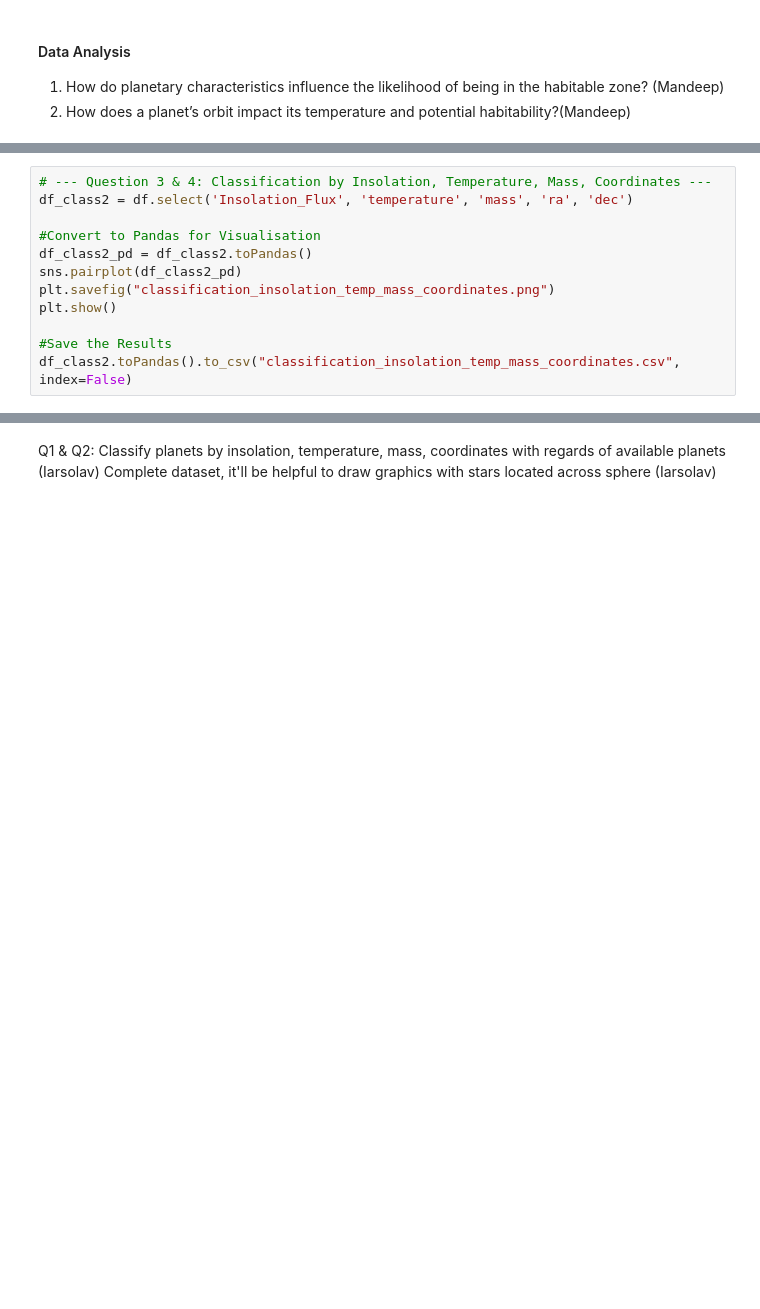
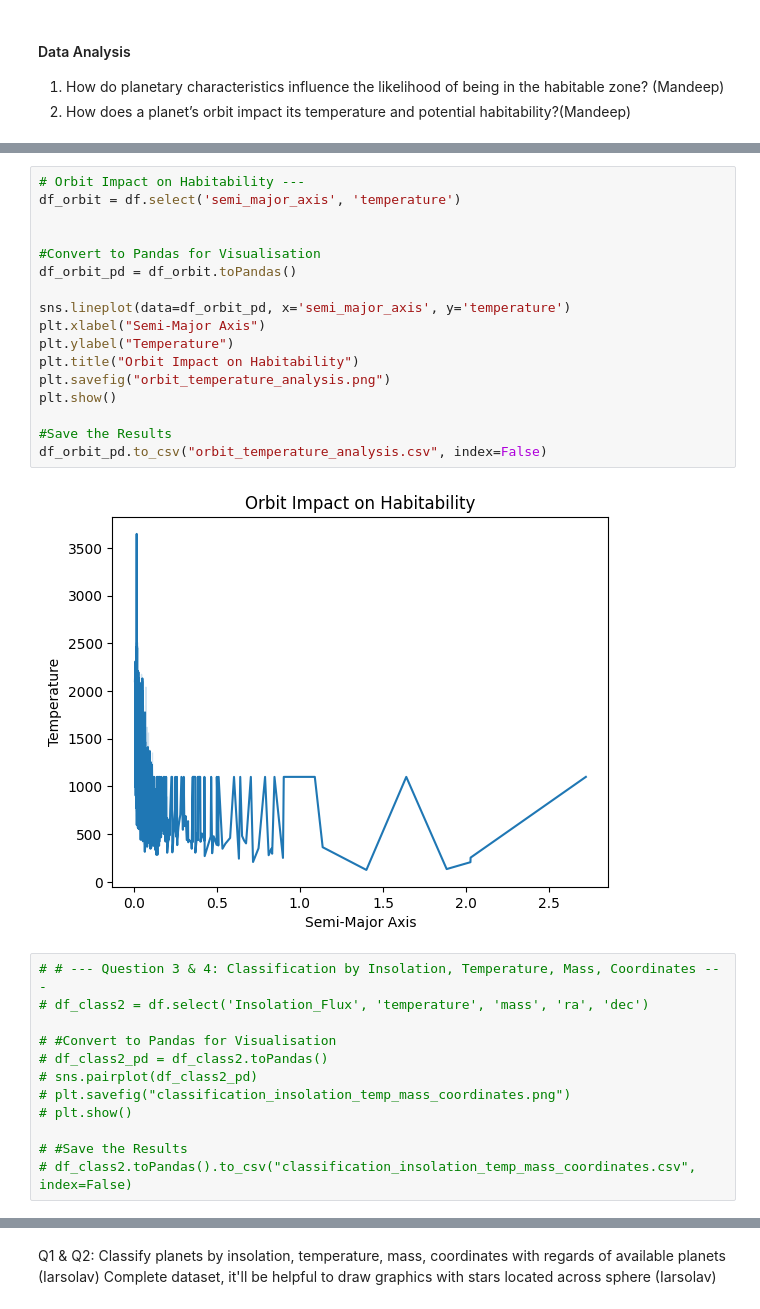
Before and after one commit to PatZ2346/ExoPlanet-Prediction, a Jupyter notebook: ETL_pyspark.ipynb, the cells around one changed output, grey strips where cells are left out. Saved outputs shown, nothing was run; the diff lists cells and outputs as text; blank space fills up the shorter version.

```diff
--- a/ETL_pyspark.ipynb
+++ b/ETL_pyspark.ipynb
@@ -482,13 +484,32 @@ df_habitable_pd.to_csv("habitability_analysis.csv", index=False)
+# %%
+# Orbit Impact on Habitability ---
+df_orbit = df.select('semi_major_axis', 'temperature')
+
+
+#Convert to Pandas for Visualisation
+df_orbit_pd = df_orbit.toPandas()
+
+sns.lineplot(data=df_orbit_pd, x='semi_major_axis', y='temperature')
+plt.xlabel("Semi-Major Axis")
+plt.ylabel("Temperature")
+plt.title("Orbit Impact on Habitability")
+plt.savefig("orbit_temperature_analysis.png")
+plt.show()
+
+#Save the Results
+df_orbit_pd.to_csv("orbit_temperature_analysis.csv", index=False)
+# %% [output]
+[figure, added]
 # %%
-# --- Question 3 & 4: Classification by Insolation, Temperature, Mass, Coordinates ---
-df_class2 = df.select('Insolation_Flux', 'temperature', 'mass', 'ra', 'dec')
+# # --- Question 3 & 4: Classification by Insolation, Temperature, Mass, Coordinates ---
+# df_class2 = df.select('Insolation_Flux', 'temperature', 'mass', 'ra', 'dec')
 
-#Convert to Pandas for Visualisation
-df_class2_pd = df_class2.toPandas()
-sns.pairplot(df_class2_pd)
-plt.savefig("classification_insolation_temp_mass_coordinates.png")
-plt.show()
+# #Convert to Pandas for Visualisation
+# df_class2_pd = df_class2.toPandas()
+# sns.pairplot(df_class2_pd)
+# plt.savefig("classification_insolation_temp_mass_coordinates.png")
+# plt.show()
 
-#Save the Results
-df_class2.toPandas().to_csv("classification_insolation_temp_mass_coordinates.csv", index=False)
+# #Save the Results
+# df_class2.toPandas().to_csv("classification_insolation_temp_mass_coordinates.csv", index=False)
 # %%
```
Also changed, not shown: parts of 5 cells of this notebook.
